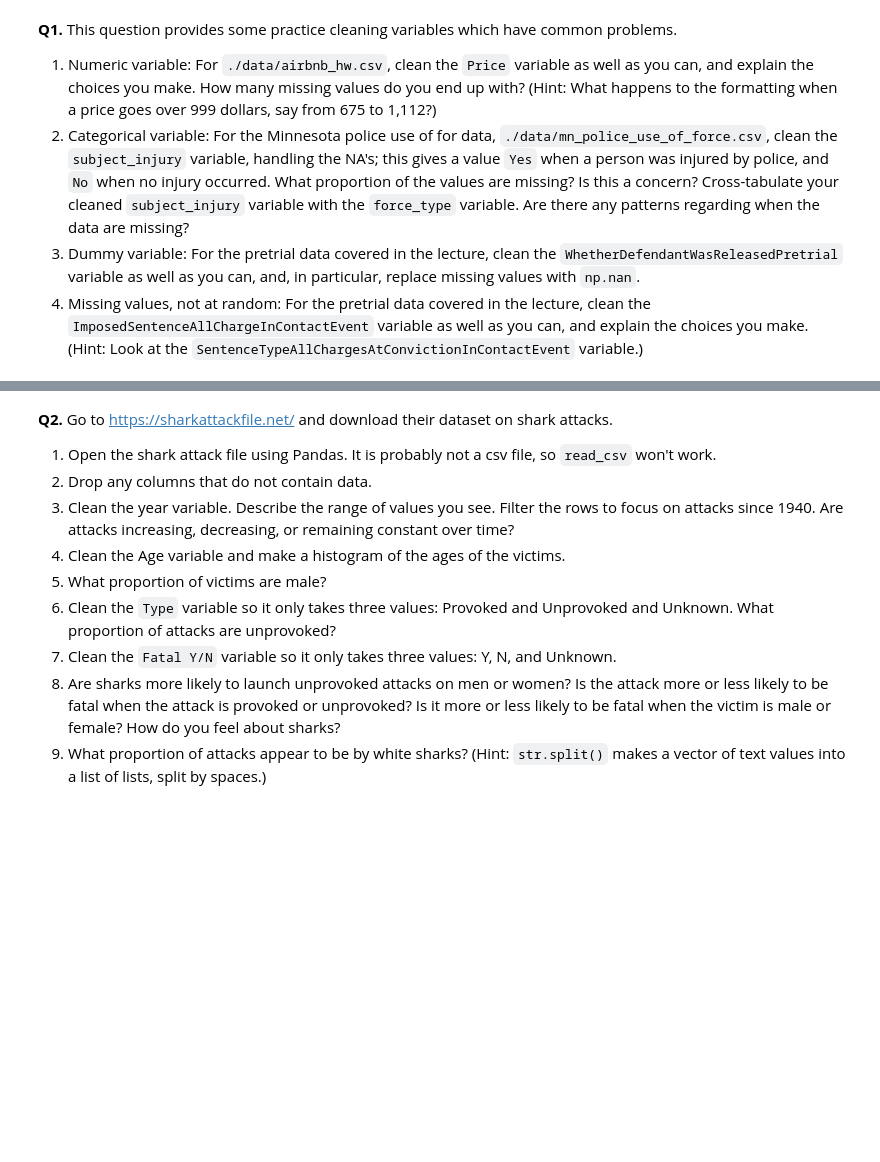
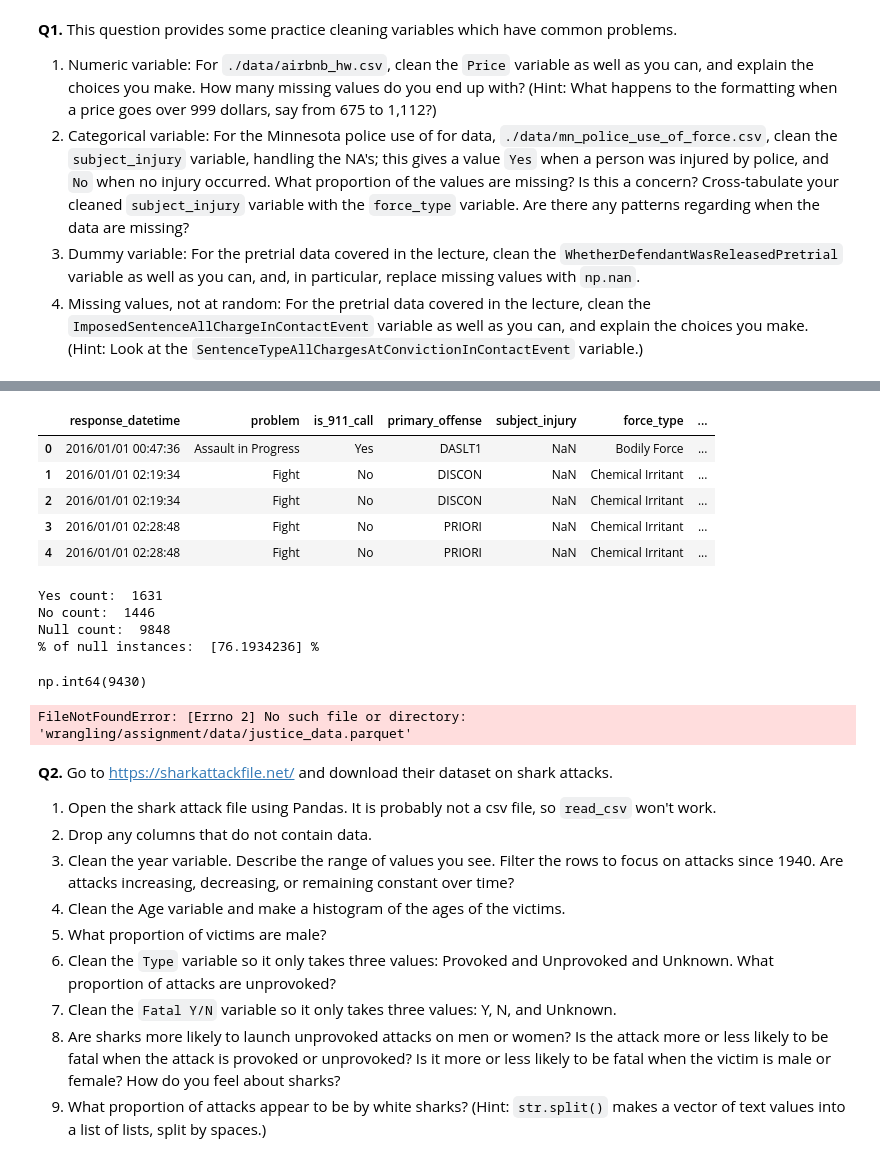
Before and after one commit to jahleeljackson/DS3001-SP26, a Jupyter notebook: wrangling/assignment/assignment.ipynb, the cells around one changed output, grey strips where cells are left out. Saved outputs shown, nothing was run; the diff lists cells and outputs as text; code cells hidden in the pictures; blank space fills up the shorter version.

```diff
--- a/wrangling/assignment/assignment.ipynb
+++ b/wrangling/assignment/assignment.ipynb
@@ -10,3 +82,45 @@
+# %%
+#Q1.2
+# get dataset
+data_file = "https://raw.githubusercontent.com/jahleeljackson/DS3001-SP26/refs/heads/main/wrangling/assignment/data/mn_police_use_of_force.csv"
+mn_force_df = pd.read_csv(data_file)
+mn_force_df.head()
+# %% [output]
+|  | response_datetime | problem | is_911_call | primary_offense | subject_injury | force_type | ... |
+| 0 | 2016/01/01 00:47:36 | Assault in Progress | Yes | DASLT1 | NaN | Bodily Force | ... |
+| 1 | 2016/01/01 02:19:34 | Fight | No | DISCON | NaN | Chemical Irritant | ... |
+| 2 | 2016/01/01 02:19:34 | Fight | No | DISCON | NaN | Chemical Irritant | ... |
+| 3 | 2016/01/01 02:28:48 | Fight | No | PRIORI | NaN | Chemical Irritant | ... |
+| 4 | 2016/01/01 02:28:48 | Fight | No | PRIORI | NaN | Chemical Irritant | ... |
+# %%
+# view column of interest value counts
+print("Yes count: ", (mn_force_df.subject_injury == "Yes").sum())
+print("No count: ", (mn_force_df.subject_injury == "No").sum())
+print("Null count: ", mn_force_df.subject_injury.isna().sum())
+
+nulls_percentage = mn_force_df.subject_injury.isna().sum() / mn_force_df.subject_injury.shape
+print("% of null instances: ", (nulls_percentage * 100), "%")
+
+# mn_force_df[["subject_injury", "force_type"]]
+mn_force_df.force_type.value_counts().iloc[0] # == "Bodily force"
+
+# As we can see, most of the force type used is bodily force. This proportion is similar to the NaN values in the subject injury
+# The kind of subject injury missing is typically as a result of bodily force.
+# %% [output]
+Yes count:  1631
+No count:  1446
+Null count:  9848
+% of null instances:  [76.1934236] %
+np.int64(9430)
+# %%
+#Q1.3
+
+pretrial_data = "wrangling/assignment/data/justice_data.parquet"
+
+pretrial_df = pd.read_parquet(pretrial_data)
+pretrial_df.head()
+# %% [output]
+FileNotFoundError: [Errno 2] No such file or directory: 'wrangling/assignment/data/justice_data.parquet'
 # %% [markdown]
 **Q2.** Go to https://sharkattackfile.net/ and download their dataset on shark attacks.
 
```
Also changed, not shown: parts of 4 cells of this notebook.
